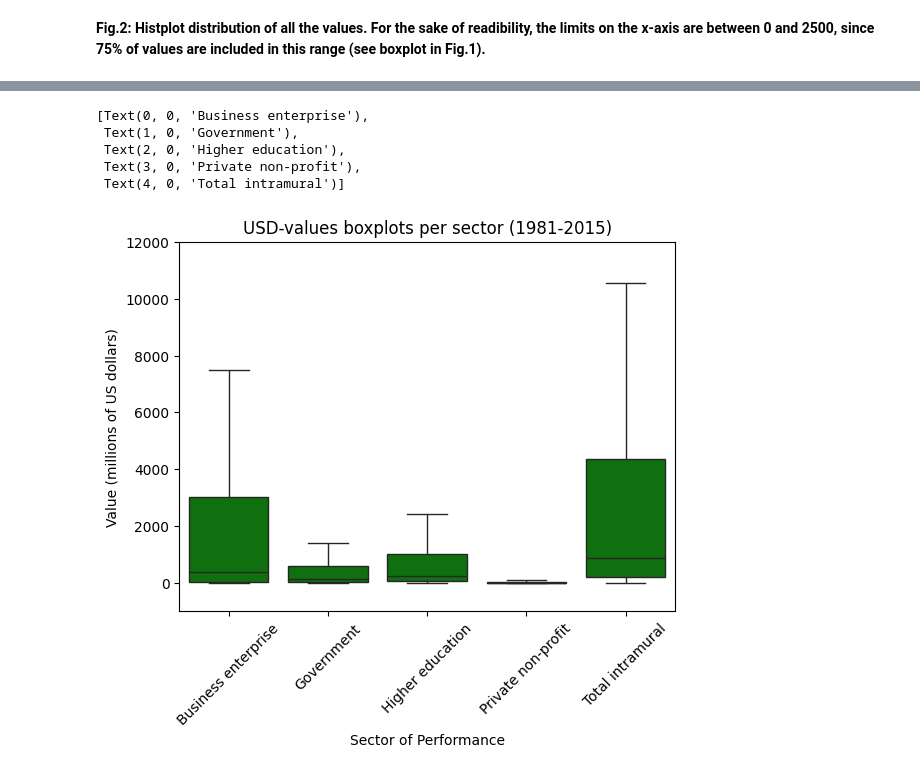
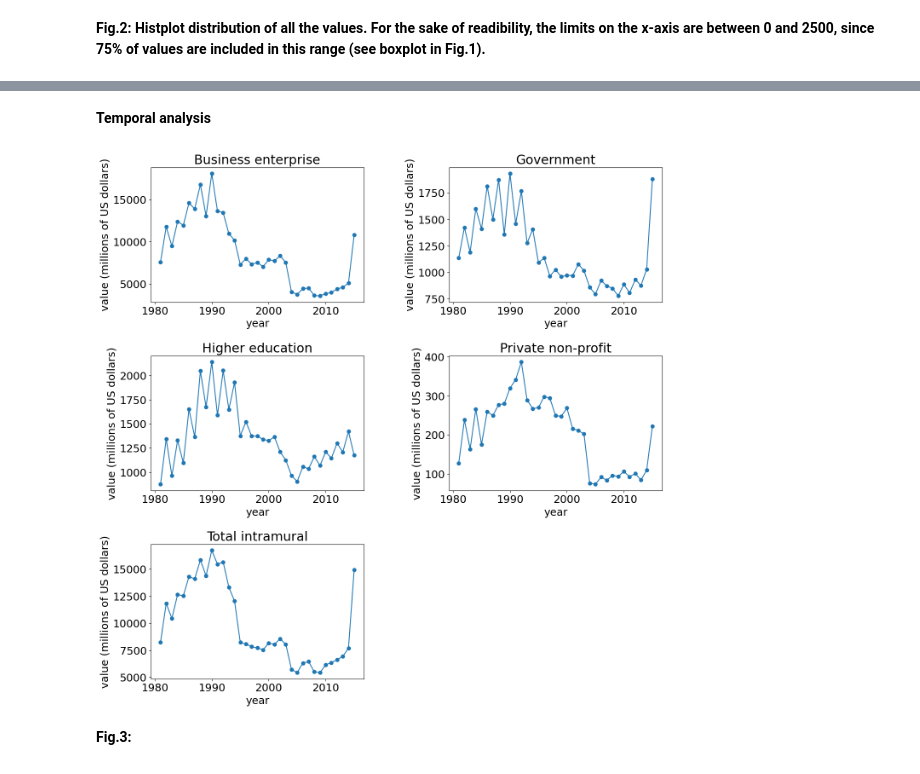
Before and after one commit to francescogrienti/ProbabilityAndStatistics, a Jupyter notebook: ProbStat/TemiEsame/24_01_2023/24_01_2023.ipynb, the cells around one changed output, grey strips where cells are left out. Saved outputs shown, nothing was run; the diff lists cells and outputs as text; code cells hidden in the pictures.

```diff
--- a/ProbStat/TemiEsame/24_01_2023/24_01_2023.ipynb
+++ b/ProbStat/TemiEsame/24_01_2023/24_01_2023.ipynb
@@ -123,14 +111,65 @@ Text(0.5, 1.0, 'USD-values histplot distribution per sector')
-# %%
-#Boxplot distributions per sector
-ax = sns.boxplot(data=df_USD, x="Sector of Performance", y="Value", color='green', fliersize=0)
-ax.set_ylim([-1000, 12000])
-ax.set_ylabel("Value (millions of US dollars)")
-ax.set_title("USD-values boxplots per sector (1981-2015)")
-ax.set_xticklabels(ax.get_xticklabels(), rotation=45)
-# %% [output]
-[Text(0, 0, 'Business enterprise'),
- Text(1, 0, 'Government'),
- Text(2, 0, 'Higher education'),
- Text(3, 0, 'Private non-profit'),
- Text(4, 0, 'Total intramural')]
-[figure, removed]
+# %% [markdown]
+**Temporal analysis**
+# %%
+years = df_USD["Year"].unique()
+years.sort()
+sec_perf = df_USD["Sector of Performance"].unique()
+m = len(years)
+n = len(sec_perf)
+# %%
+#Compute and plot the means for each sector of performance in the period 1981-2015
+means = np.zeros((n, m), dtype=float) #Matrix with number of rows equal to the number of sectors and columns equal to the number of years
+for i in range(n):
+    for j in range(m):
+        df_appo = df_USD[(df_USD["Sector of Performance"] == sec_perf[i]) & (df_USD["Year"] == years[j])]
+        means[i,j] = df_appo["Value"].mean()
+# %%
+"""
+REWRITE THIS PIECE OF CODE
+"""
+
+plt.rcParams.update({'font.size': 18})
+fig = plt.figure()
+fig.set_figheight(15)
+fig.set_figwidth(15)
+plt.subplots_adjust(left=0.1,
+                    bottom=0.1,
+                    right=0.9,
+                    top=0.9,
+                    wspace=0.4,
+                    hspace=0.4)
+ax1 = fig.add_subplot(321)
+ax2 = fig.add_subplot(322)
+ax3 = fig.add_subplot(323)
+ax4 = fig.add_subplot(324)
+ax5 = fig.add_subplot(325)
+ax1.scatter(years,means[0, :])
+ax1.plot(years,means[0, :])
+ax2.scatter(years,means[1, :])
+ax2.plot(years,means[1, :])
+ax3.scatter(years,means[2, :])
+ax3.plot(years,means[2, :])
+ax4.scatter(years,means[3, :])
+ax4.plot(years,means[3, :])
+ax5.scatter(years,means[4, :])
+ax5.plot(years,means[4, :])
+ax1.set_title(sec_perf[0])
+ax1.set_xlabel('year')
+ax1.set_ylabel('value (millions of US dollars)')
+ax2.set_title(sec_perf[1])
+ax2.set_xlabel('year')
+ax2.set_ylabel('value (millions of US dollars)')
+ax3.set_title(sec_perf[2])
+ax3.set_xlabel('year')
+ax3.set_ylabel('value (millions of US dollars)')
+ax4.set_title(sec_perf[3])
+ax4.set_xlabel('year')
+ax4.set_ylabel('value (millions of US dollars)')
+ax5.set_title(sec_perf[4])
+ax5.set_xlabel('year')
+ax5.set_ylabel('value (millions of US dollars)')
+plt.show()
+# %% [output]
+[figure, added]
+# %% [markdown]
+**Fig.3:**
```
Also changed, not shown: parts of 26 cells of this notebook, 1 other file.
